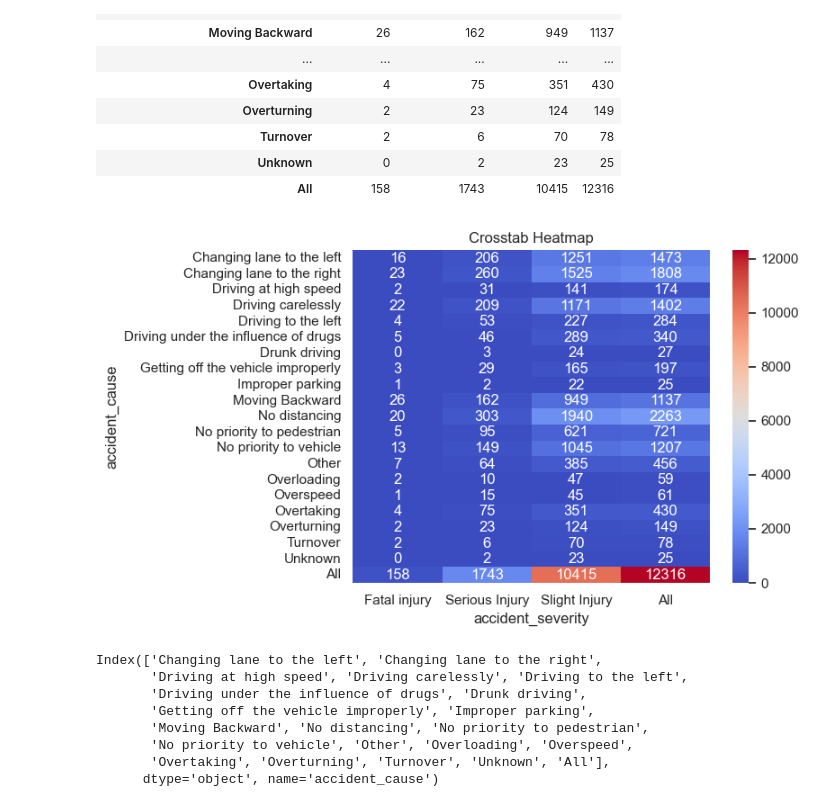
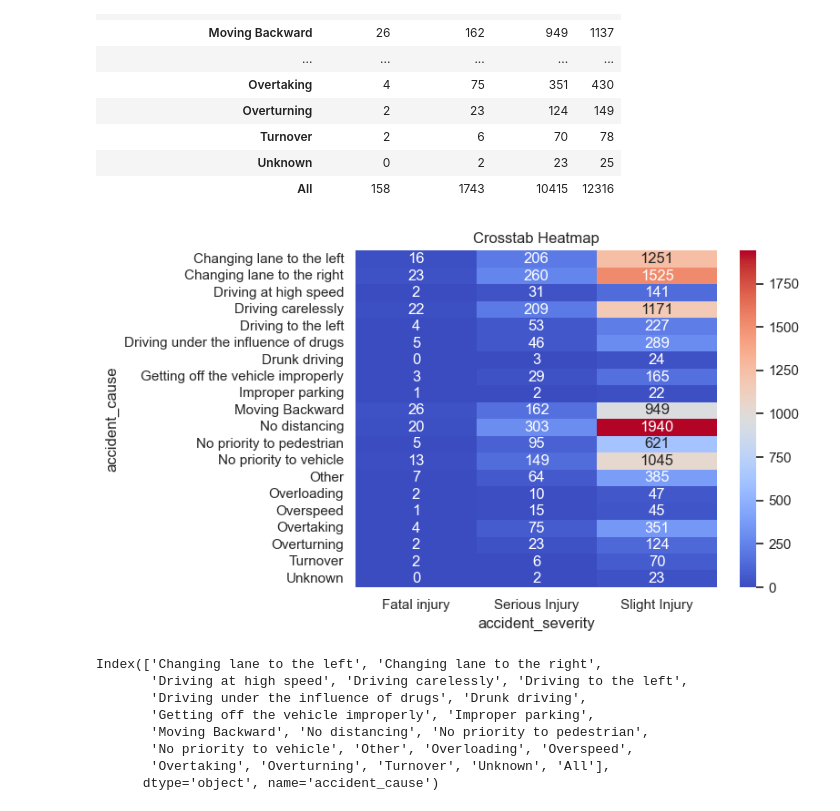
Before and after one commit to Teshager21/accident-analysis-addis_ababa, a Jupyter notebook: accident-analysis-addis_ababa.ipynb, the cells around one changed output. Drawn from its saved outputs; the diff is of its cells as text; code cells hidden in the pictures.

```diff
--- a/accident-analysis-addis_ababa.ipynb
+++ b/accident-analysis-addis_ababa.ipynb
@@ -611,6 +636,9 @@ plt.tight_layout()
 # %%
-cross_tab= pd.crosstab(index=df['accident_cause'], columns=df['accident_severity'], margins=True)
-pd.crosstab(index=df['accident_cause'], columns=df['accident_severity'], margins=True)
+def cross_tab_features(df,feature1,feature2):
+    cross_tab= pd.crosstab(index=df[feature1], columns=df[feature2], margins=True)
+    pd.crosstab(index=df[feature1], columns=df[feature2], margins=True)
+    return cross_tab
+cross_tab=cross_tab_features(df,'accident_cause','accident_severity')
 cross_tab
 # %% [output]
 | accident_severity | Fatal injury | Serious Injury | Slight Injury | All |
@@ -632,11 +660,15 @@ cross_tab
 | Unknown | 0 | 2 | 23 | 25 |
 | All | 158 | 1743 | 10415 | 12316 |
 # %%
-sns.heatmap(cross_tab, annot=True, cmap='coolwarm', fmt=".0f")
-plt.title('Crosstab Heatmap')
-plt.show()
+def plot_crosstab(cross_tab):
+    cross_tab=cross_tab.drop(columns=['All']) # drop the all column
+    cross_tab=cross_tab[cross_tab.index!="All"] #drop the all index
+    sns.heatmap(cross_tab, annot=True, cmap='coolwarm', fmt=".0f")
+    plt.title('Crosstab Heatmap')
+    plt.show()
+plot_crosstab(cross_tab)
 # %% [output]
-[figure, old version]
+[figure, new version]
 # %%
 cross_tab.index
 # %% [output]
```
Also changed, not shown: parts of 24 cells of this notebook.
